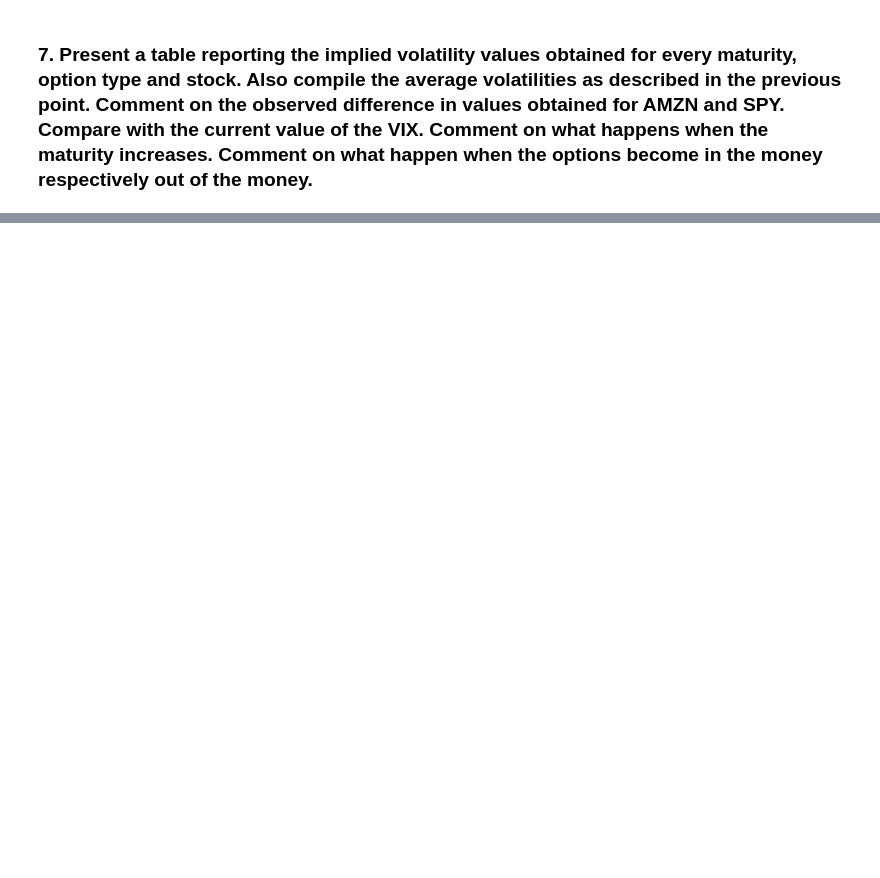
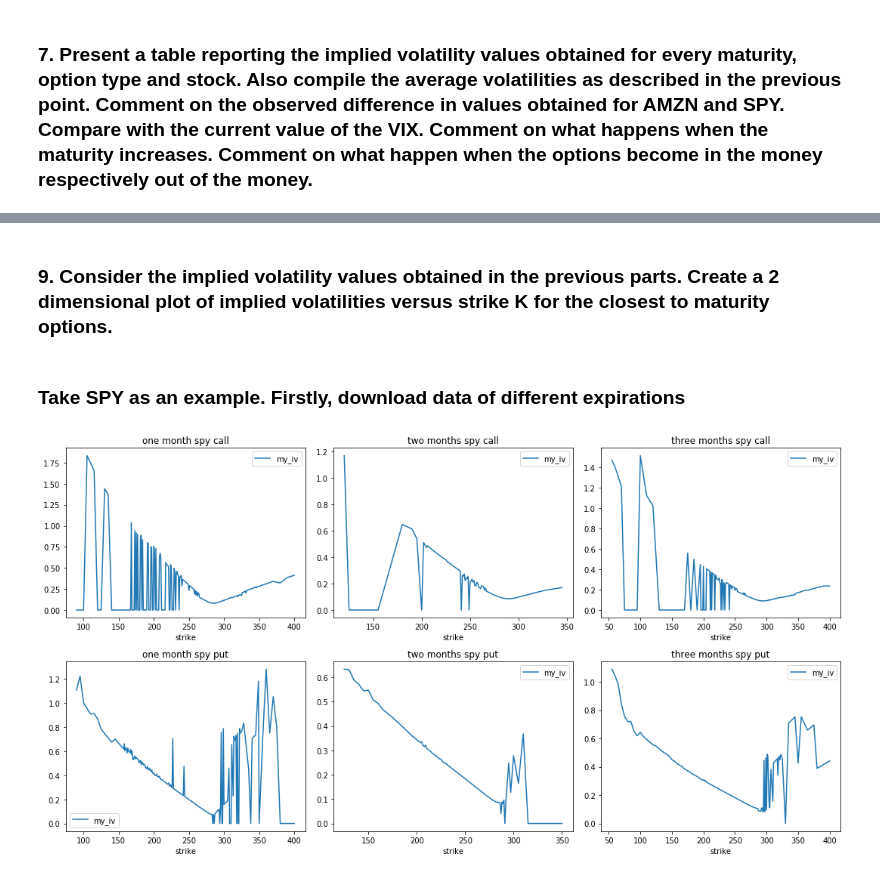
Before and after one commit to jerryxyx/Python, a Jupyter notebook: CourseProjects/621/FE621HW1Jerry.ipynb, the cells around one changed output, grey strips where cells are left out. Saved outputs shown, nothing was run; the diff lists cells and outputs as text; code cells hidden in the pictures; blank space fills up the shorter version.

Commit message:
part2 fe621

```diff
--- a/CourseProjects/621/FE621HW1Jerry.ipynb
+++ b/CourseProjects/621/FE621HW1Jerry.ipynb
@@ -448,0 +562,4 @@ Name: my_iv, dtype: float64
+# %% [markdown]
+### 9. Consider the implied volatility values obtained in the previous parts. Create a 2 dimensional plot of implied volatilities versus strike K for the closest to maturity options.
+# %% [markdown]
+### Take SPY as an example. Firstly, download data of different expirations
@@ -448,0 +570,44 @@ Name: my_iv, dtype: float64
+# %%
+def get_option_yahoo2(symbol,t_expired):
+    unix_expiration = int((t_expired- datetime.datetime(1970,1,1)).total_seconds())
+    request = urllib.request.Request("https://query2.finance.yahoo.com/v7/finance/options/{}?date={}".format(symbol,unix_expiration))
+    response = urllib.request.urlopen(request)
+    option_data = response.read()
+    data = json.loads(option_data)
+    calls_data = data["optionChain"]["result"][0]["options"][0]["calls"][:]
+    puts_data = data["optionChain"]["result"][0]["options"][0]["puts"][:]
+    calls_df = pd.DataFrame(calls_data)
+    puts_df = pd.DataFrame(puts_data)
+    quote_series = pd.Series(data["optionChain"]["result"][0]["quote"])
+    return calls_df, puts_df, quote_series
+# %%
+calls_df1, puts_df1, quote_series1 = get_option_yahoo2("spy",one_month_expired)
+calls_df2, puts_df2, quote_series2 = get_option_yahoo2("spy",two_months_expired)
+calls_df3, puts_df3, quote_series3 = get_option_yahoo2("spy",three_months_expired)
+# %%
+put_df3 = calculate_IV_for_quotes(puts_df3,quote_series3,r_three_months,'p').loc[:,["contractSymbol","ask","bid","average_price","underlying_price","strike","expiration","time_to_maturity","three_months_rate","impliedVolatility","my_iv"]]
+put_df2 = calculate_IV_for_quotes(puts_df2,quote_series2,r_three_months,'p').loc[:,["contractSymbol","ask","bid","average_price","underlying_price","strike","expiration","time_to_maturity","three_months_rate","impliedVolatility","my_iv"]]
+put_df1 = calculate_IV_for_quotes(puts_df1,quote_series1,r_three_months,'p').loc[:,["contractSymbol","ask","bid","average_price","underlying_price","strike","expiration","time_to_maturity","three_months_rate","impliedVolatility","my_iv"]]
+
+call_df3 = calculate_IV_for_quotes(calls_df3,quote_series3,r_three_months,'c').loc[:,["contractSymbol","ask","bid","average_price","underlying_price","strike","expiration","time_to_maturity","three_months_rate","impliedVolatility","my_iv"]]
+call_df2 = calculate_IV_for_quotes(calls_df2,quote_series2,r_three_months,'c').loc[:,["contractSymbol","ask","bid","average_price","underlying_price","strike","expiration","time_to_maturity","three_months_rate","impliedVolatility","my_iv"]]
+call_df1 = calculate_IV_for_quotes(calls_df1,quote_series1,r_three_months,'c').loc[:,["contractSymbol","ask","bid","average_price","underlying_price","strike","expiration","time_to_maturity","three_months_rate","impliedVolatility","my_iv"]]
+# %%
+plt.figure(figsize=(15,8))
+ax1 = plt.subplot(2,3,1)
+call_df1.plot(x="strike",y="my_iv",ax=ax1,title="one month spy call")
+ax2 = plt.subplot(2,3,2)
+call_df2.plot(x="strike",y="my_iv",ax=ax2,title="two months spy call")
+ax3 = plt.subplot(2,3,3)
+call_df3.plot(x="strike",y="my_iv",ax=ax3,title="three months spy call")
+
+ax4 = plt.subplot(2,3,4)
+put_df1.plot(x="strike",y="my_iv",ax=ax4,title="one month spy put")
+ax5 = plt.subplot(2,3,5)
+put_df2.plot(x="strike",y="my_iv",ax=ax5,title="two months spy put")
+ax6 = plt.subplot(2,3,6)
+put_df3.plot(x="strike",y="my_iv",ax=ax6,title="three months spy put")
+
+plt.tight_layout()
+# %% [output]
+[figure, added]
```
Also changed, not shown: parts of 26 cells of this notebook, 6 other files.
